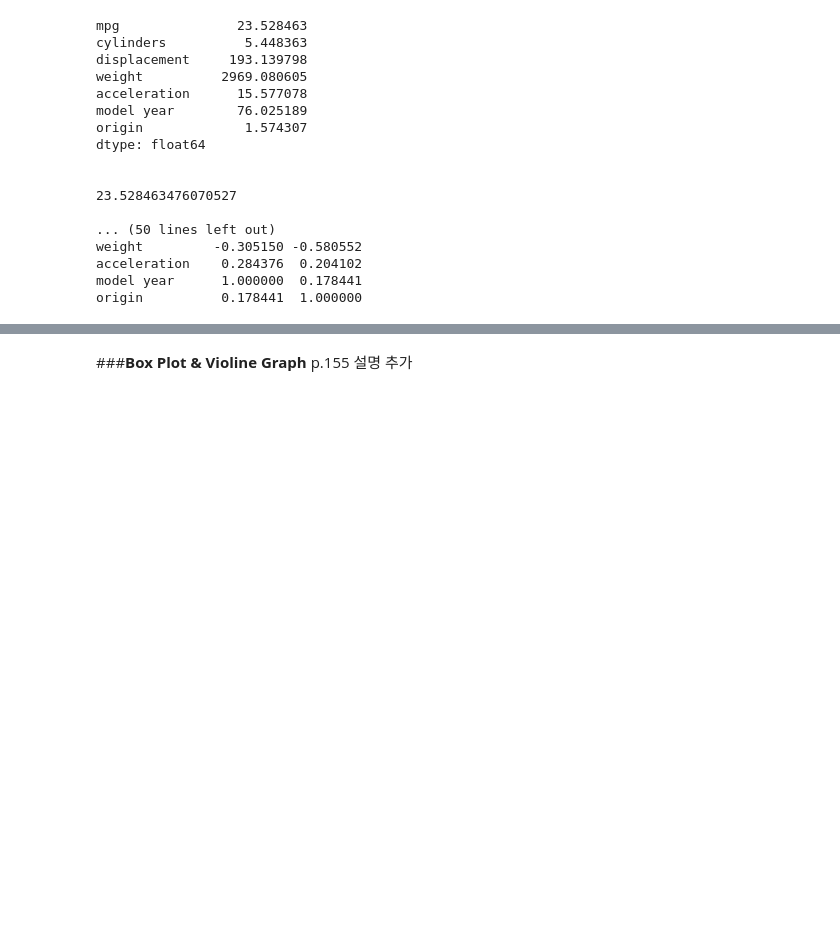
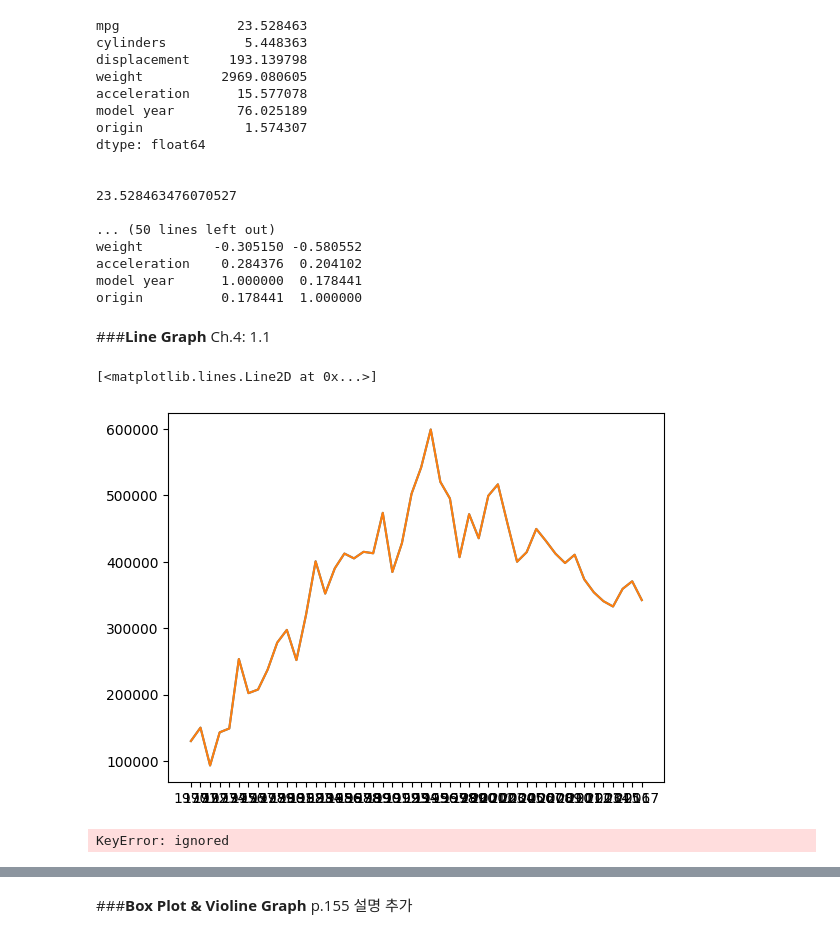
Before and after one commit to sieun1113/Pandas_Stats_Data_Analysis_2025, a Jupyter notebook: 8_BasicStats_Graphs.ipynb, the cells around one changed output, grey strips where cells are left out. Saved outputs shown, nothing was run; the diff lists cells and outputs as text; code cells hidden in the pictures; blank space fills up the shorter version.

```diff
--- a/8_BasicStats_Graphs.ipynb
+++ b/8_BasicStats_Graphs.ipynb
@@ -53,3 +53,66 @@ weight         -0.305150 -0.580552
 acceleration    0.284376  0.204102
 model year      1.000000  0.178441
 origin          0.178441  1.000000
+# %% [markdown]
+###**Line Graph**
+Ch.4: 1.1
+# %%
+# -*- coding: utf-8 -*-
+
+# 라이브러리 불러오기
+import pandas as pd
+import matplotlib.pyplot as plt
+
+# Excel 데이터를 데이터프레임 변환
+df = pd.read_excel('/content/sample_data/시도별 전출입 인구수.xlsx', engine='openpyxl', header=0)
+
+# 누락값(NaN)을 앞 데이터로 채움 (엑셀 양식 병합 부분)
+df = df.fillna(method='ffill')
+
+# 서울에서 다른 지역으로 이동한 데이터만 추출하여 정리
+mask = (df['전출지별'] == '서울특별시') & (df['전입지별'] != '서울특별시')
+df_seoul = df[mask]
+df_seoul = df_seoul.drop(['전출지별'], axis=1)
+df_seoul.rename({'전입지별':'전입지'}, axis=1, inplace=True)
+df_seoul.set_index('전입지', inplace=True)
+
+# 서울에서 경기도로 이동한 인구 데이터 값만 선택
+sr_one = df_seoul.loc['경기도']
+
+# x, y축 데이터를 plot 함수에 입력
+plt.plot(sr_one.index, sr_one.values)
+
+# 판다스 객체를 plot 함수에 입력
+plt.plot(sr_one)
+# %% [output]
+[<matplotlib.lines.Line2D at 0x...>]
+[figure, added]
+# %%
+#coding UTF-8
+
+import pandas as pd
+import matplotlib.pyplot as plt
+
+df = pd.read_excel('/content/sample_data/시도별 전출입 인구수.xlsx', engine='openpyxl', header=0)
+#df.head()
+
+#누락값 NaN을 앞 데이터로 채움 (엑셀 양식 병합 부분)
+df = df.fillna(method='ffill')
+
+#서울에서 다른 지역으로 이동한 (i.e., 전출) 데이터만 추출하여 정리
+mask = (df['전출지별']=='서울특별시') & (df['전입지별']!='서울특별시')
+df_seoul = df[mask] #[mask], not*(mask)
+df_seoul = df_seoul.drop(['전출지별'], axis=1)
+df_seoul.rename({'전입자별':'전입지'}, axis=1, inplace=True)
+df_seoul.set_index('전입지', inplace=True) #샘플py exercise 파일을 copy&paste 하명 run 되는데, 내 스크립트에서는 에러가 계속 나서 제외해 봤음...
+
+# 서울에서 경기도로 이동한 인구 데이터 값만 선택
+sr_one = df_seoul.loc['경기도']
+
+#x-axis, y-axis 데이터를 plot 함수에 입력
+plt.plot(sr_one.index, sr_one.values)
+
+#판다스 객체를 plot 함수에 입력
+plt.plot(sr_one)
+# %% [output]
+KeyError: ignored
```
Also changed, not shown: parts of 1 cell of this notebook.
